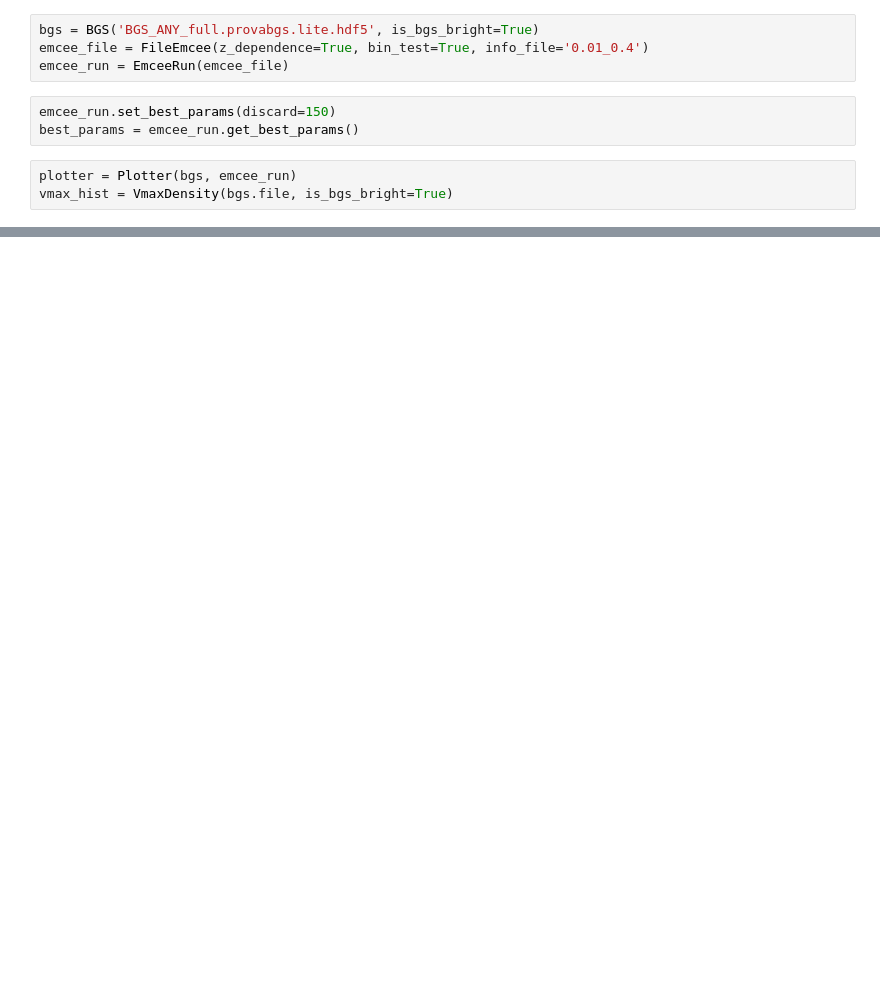
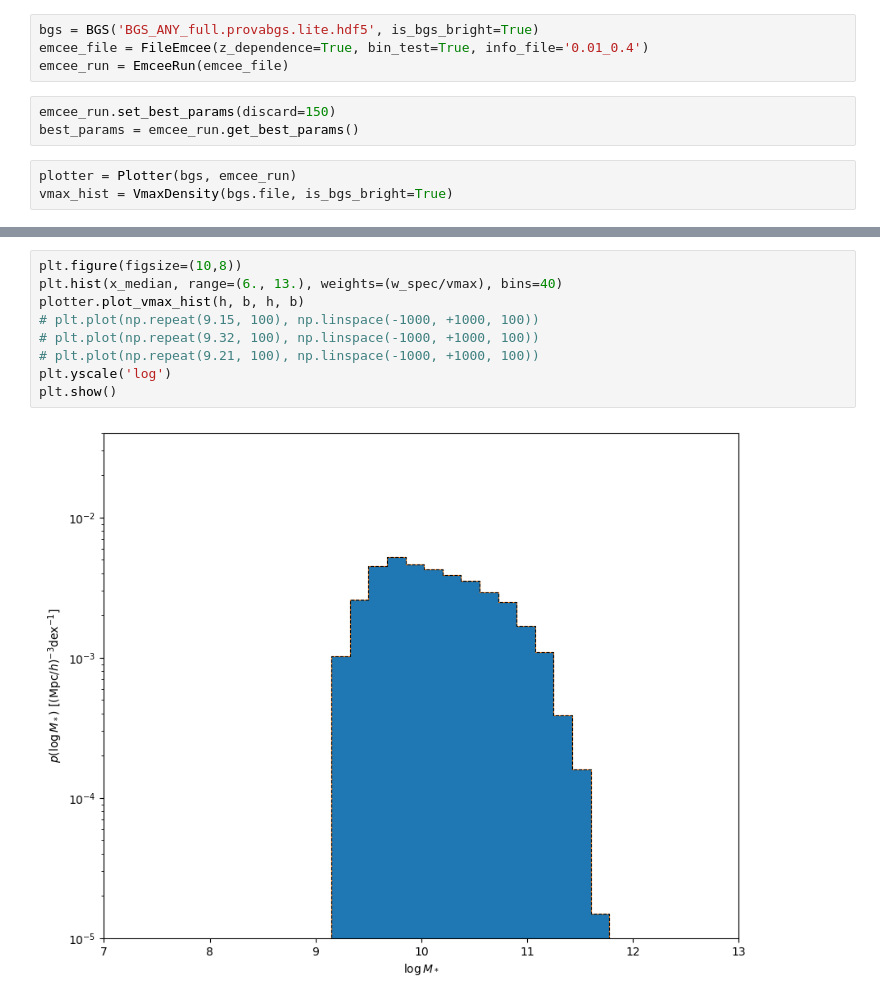
Before and after one commit to fedehope/zSMF, a Jupyter notebook: nb/test.ipynb, the cells around one changed output, grey strips where cells are left out. Drawn from its saved outputs; the diff is of its cells as text; blank space fills up the shorter version.

```diff
--- a/nb/test.ipynb
+++ b/nb/test.ipynb
@@ -143,0 +43,11 @@ smf.log_likelihood(10.5, -1)
+# %%
+plt.figure(figsize=(10,8))
+plt.hist(x_median, range=(6., 13.), weights=(w_spec/vmax), bins=40)
+plotter.plot_vmax_hist(h, b, h, b)
+# plt.plot(np.repeat(9.15, 100), np.linspace(-1000, +1000, 100))
+# plt.plot(np.repeat(9.32, 100), np.linspace(-1000, +1000, 100))
+# plt.plot(np.repeat(9.21, 100), np.linspace(-1000, +1000, 100))
+plt.yscale('log')
+plt.show()
+# %% [output]
+[figure, added]
```
Also changed, not shown: parts of 49 cells of this notebook.
